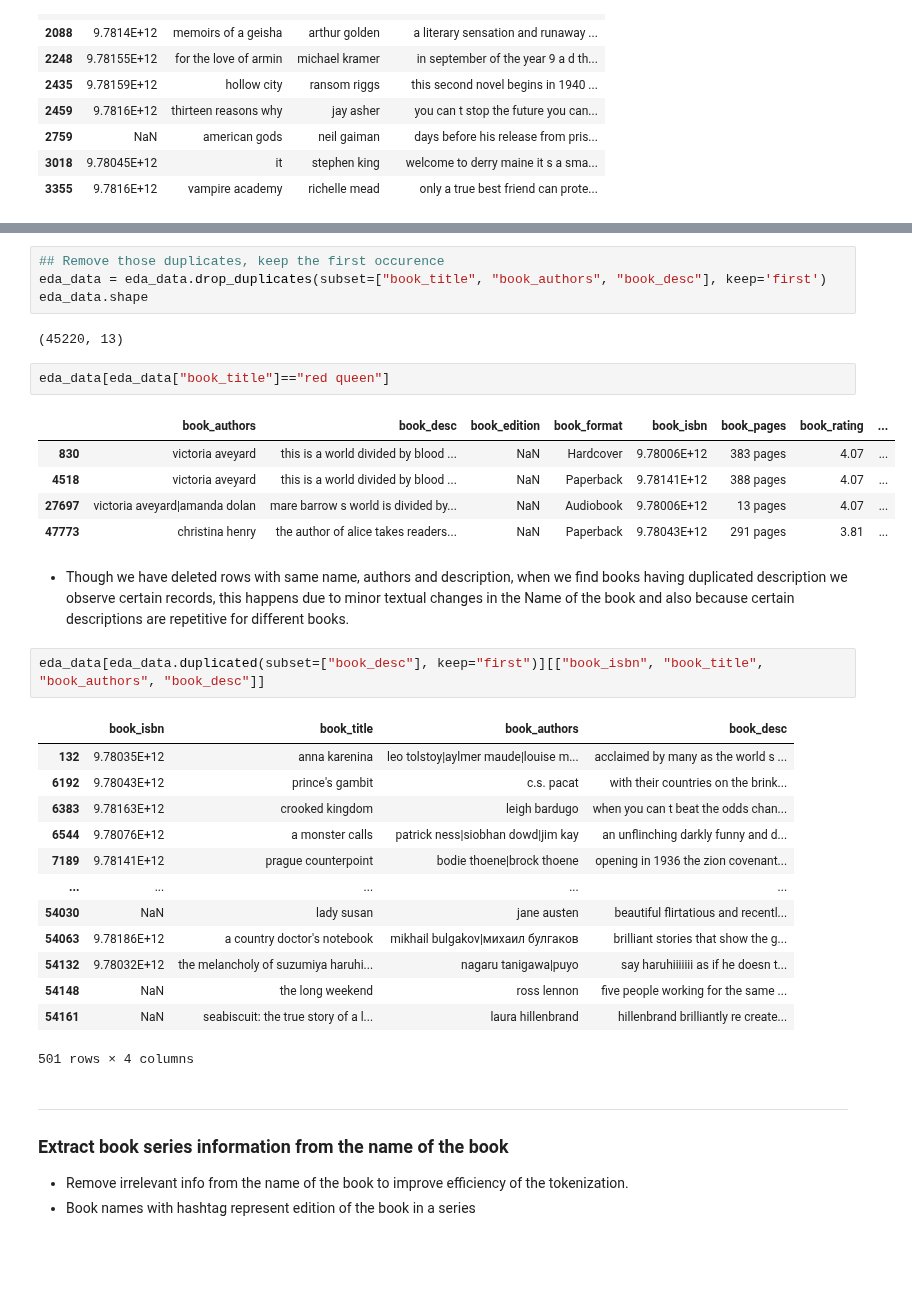
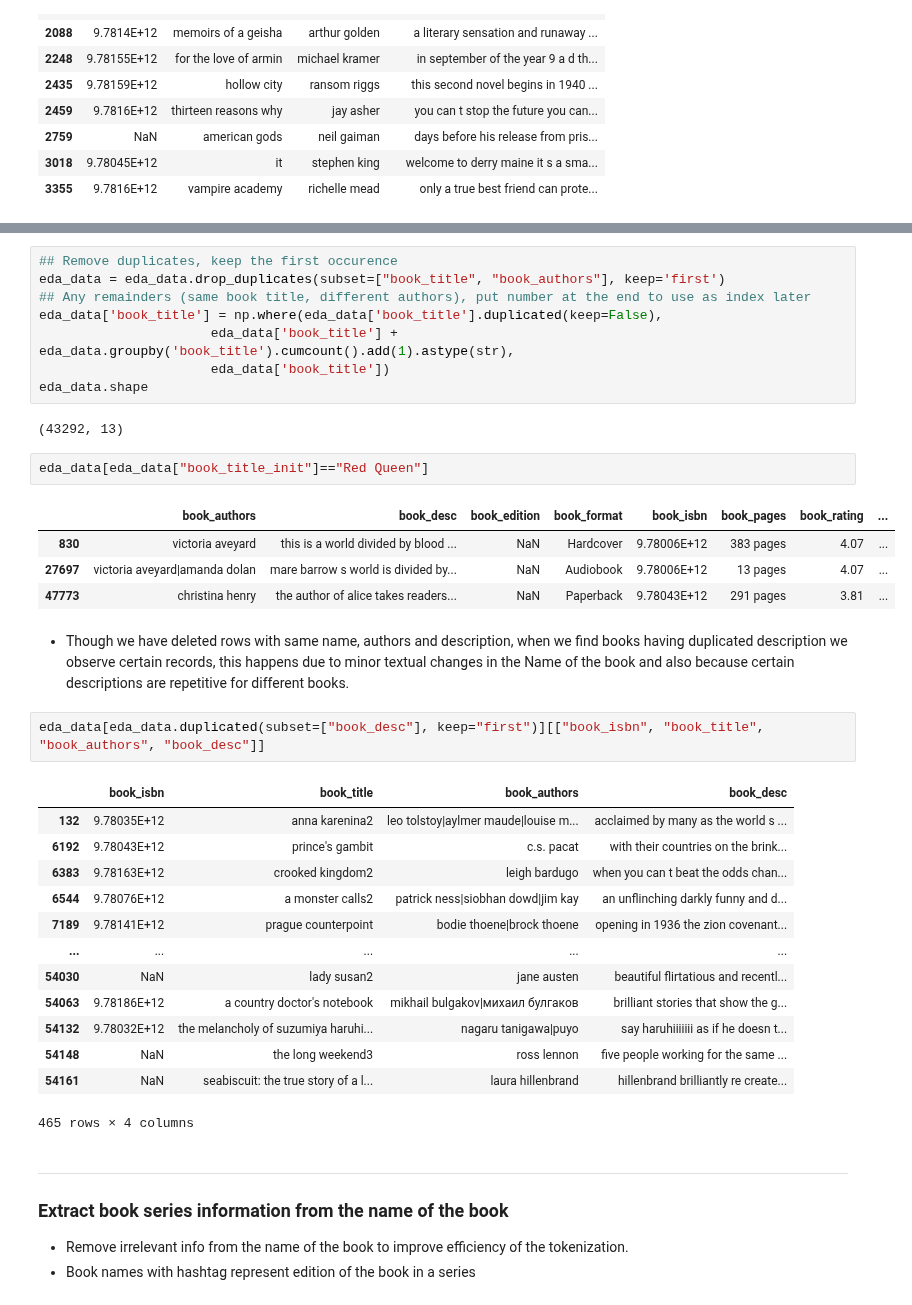
Before and after one commit to hienha218/book-rec-system, a Jupyter notebook: eda.ipynb, the cells around one changed output, grey strips where cells are left out. Drawn from its saved outputs; the diff is of its cells as text; blank space fills up the shorter version.

```diff
--- a/eda.ipynb
+++ b/eda.ipynb
@@ -393,17 +394,20 @@ eda_data[eda_data["book_title"]=="red queen"]
 | 27697 | victoria aveyard|amanda dolan | mare barrow s world is divided by... | NaN | Audiobook | 9.78006E+12 | 13 pages | 4.07 | ... |
 | 47773 | christina henry | the author of alice takes readers... | NaN | Paperback | 9.78043E+12 | 291 pages | 3.81 | ... |
 # %%
-## Remove those duplicates, keep the first occurence
-eda_data = eda_data.drop_duplicates(subset=["book_title", "book_authors", "book_desc"], keep='first')
+## Remove duplicates, keep the first occurence
+eda_data = eda_data.drop_duplicates(subset=["book_title", "book_authors"], keep='first')
+## Any remainders (same book title, different authors), put number at the end to use as index later
+eda_data['book_title'] = np.where(eda_data['book_title'].duplicated(keep=False),
+                      eda_data['book_title'] + eda_data.groupby('book_title').cumcount().add(1).astype(str),
+                      eda_data['book_title'])
 eda_data.shape
 # %% [output]
-(45220, 13)
+(43292, 13)
 # %%
-eda_data[eda_data["book_title"]=="red queen"]
+eda_data[eda_data["book_title_init"]=="Red Queen"]
 # %% [output]
 |  | book_authors | book_desc | book_edition | book_format | book_isbn | book_pages | book_rating | ... |
 | 830 | victoria aveyard | this is a world divided by blood ... | NaN | Hardcover | 9.78006E+12 | 383 pages | 4.07 | ... |
-| 4518 | victoria aveyard | this is a world divided by blood ... | NaN | Paperback | 9.78141E+12 | 388 pages | 4.07 | ... |
 | 27697 | victoria aveyard|amanda dolan | mare barrow s world is divided by... | NaN | Audiobook | 9.78006E+12 | 13 pages | 4.07 | ... |
 | 47773 | christina henry | the author of alice takes readers... | NaN | Paperback | 9.78043E+12 | 291 pages | 3.81 | ... |
 # %% [markdown]
@@ -412,18 +416,18 @@ eda_data[eda_data["book_title"]=="red queen"]
 eda_data[eda_data.duplicated(subset=["book_desc"], keep="first")][["book_isbn", "book_title", "book_authors", "book_desc"]]
 # %% [output]
 |  | book_isbn | book_title | book_authors | book_desc |
-| 132 | 9.78035E+12 | anna karenina | leo tolstoy|aylmer maude|louise m... | acclaimed by many as the world s ... |
+| 132 | 9.78035E+12 | anna karenina2 | leo tolstoy|aylmer maude|louise m... | acclaimed by many as the world s ... |
 | 6192 | 9.78043E+12 | prince's gambit | c.s. pacat | with their countries on the brink... |
-| 6383 | 9.78163E+12 | crooked kingdom | leigh bardugo | when you can t beat the odds chan... |
-| 6544 | 9.78076E+12 | a monster calls | patrick ness|siobhan dowd|jim kay | an unflinching darkly funny and d... |
+| 6383 | 9.78163E+12 | crooked kingdom2 | leigh bardugo | when you can t beat the odds chan... |
+| 6544 | 9.78076E+12 | a monster calls2 | patrick ness|siobhan dowd|jim kay | an unflinching darkly funny and d... |
 | 7189 | 9.78141E+12 | prague counterpoint | bodie thoene|brock thoene | opening in 1936 the zion covenant... |
 | ... | ... | ... | ... | ... |
-| 54030 | NaN | lady susan | jane austen | beautiful flirtatious and recentl... |
+| 54030 | NaN | lady susan2 | jane austen | beautiful flirtatious and recentl... |
 | 54063 | 9.78186E+12 | a country doctor's notebook | mikhail bulgakov|михаил булгаков | brilliant stories that show the g... |
 | 54132 | 9.78032E+12 | the melancholy of suzumiya haruhi... | nagaru tanigawa|puyo | say haruhiiiiiii as if he doesn t... |
-| 54148 | NaN | the long weekend | ross lennon | five people working for the same ... |
+| 54148 | NaN | the long weekend3 | ross lennon | five people working for the same ... |
 | 54161 | NaN | seabiscuit: the true story of a l... | laura hillenbrand | hillenbrand brilliantly re create... |
-501 rows × 4 columns
+465 rows × 4 columns
 # %% [markdown]
 ---
 ### Extract book series information from the name of the book
```
Also changed, not shown: parts of 8 cells of this notebook, 3 other files.
